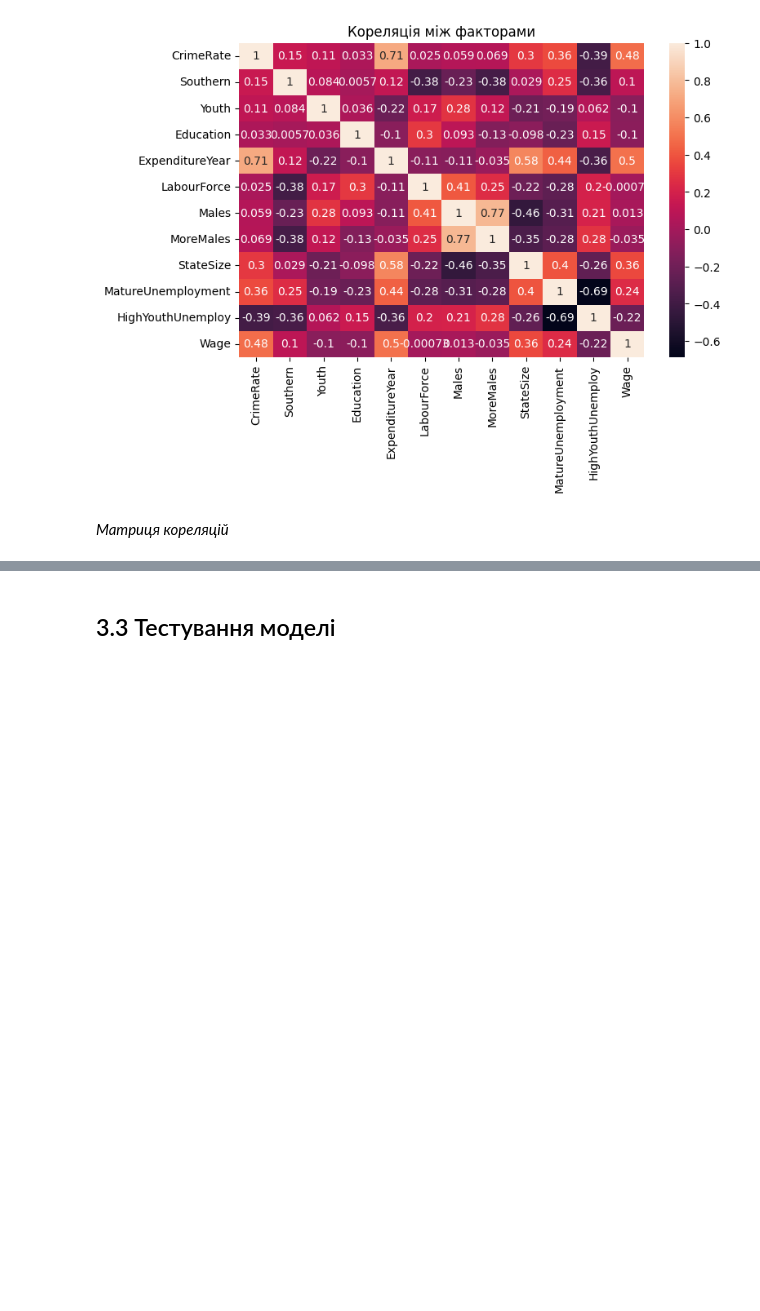
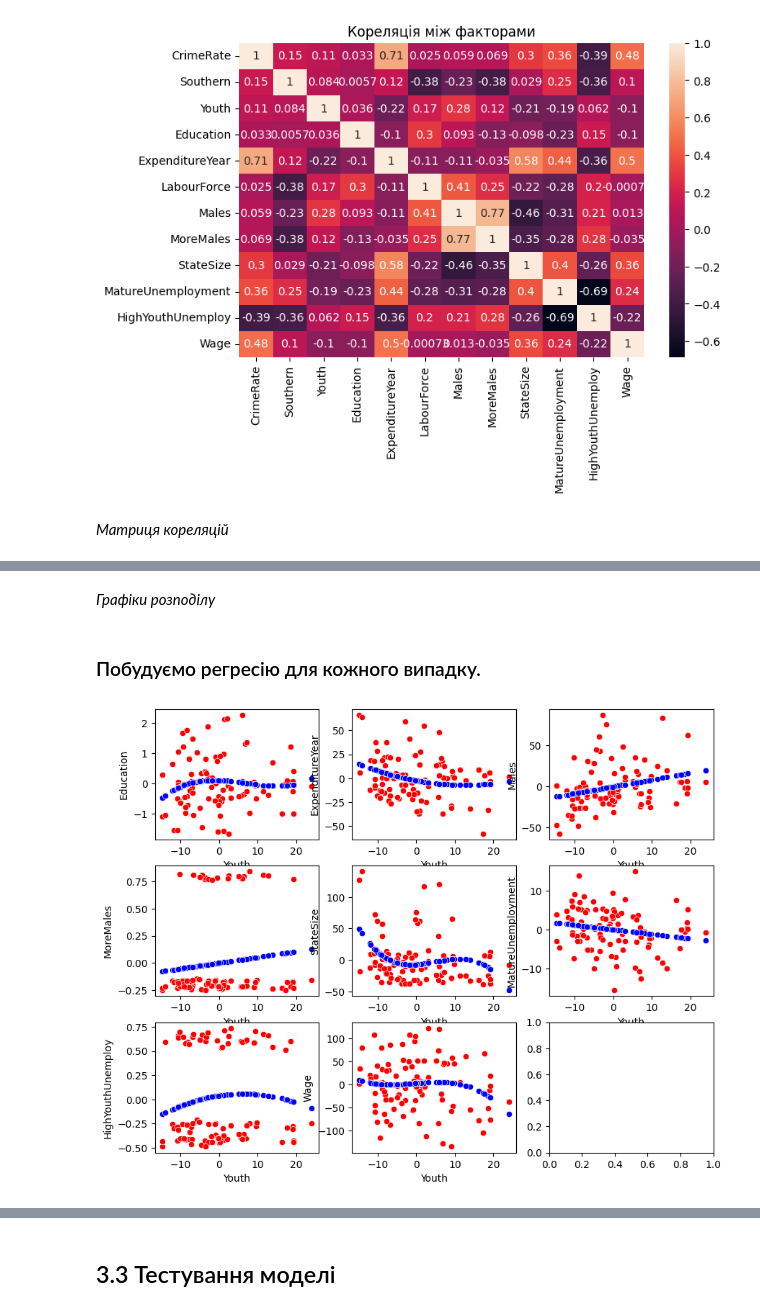
Before and after one commit to SideShowBoBGOT/DataAnalysisFifthSemester, a Jupyter notebook: Lab7/lab7.ipynb, the cells around one changed output, grey strips where cells are left out. Drawn from its saved outputs; the diff is of its cells as text; code cells hidden in the pictures; blank space fills up the shorter version.

```diff
--- a/Lab7/lab7.ipynb
+++ b/Lab7/lab7.ipynb
@@ -220,0 +246,21 @@ Test accuracy: 0.52795
+# %% [markdown]
+*Графіки розподілу*
+# %% [markdown]
+### Побудуємо регресію для кожного випадку.
+# %%
+df = dd.copy()
+name = 'Youth'
+nrows = 3
+ncols = 3
+fig, axis = plt.subplots(nrows, ncols, figsize=(10, 8))
+degrees = {'Education': 3,
+           'ExpenditureYear': 2, 'Males': 1, 'MoreMales': 1,
+           'StateSize': 3, 'MatureUnemployment': 1,
+           'HighYouthUnemploy': 2, 'Wage': 3}
+for i, n in enumerate(degrees.keys()):
+    row = i // ncols
+    col = i % ncols
+    model = poly(df, name, n, degrees[n])
+    plot_poly(df, name, n, model, axis[row][col])
+# %% [output]
+[figure, added]
```
Also changed, not shown: parts of 25 cells of this notebook.
